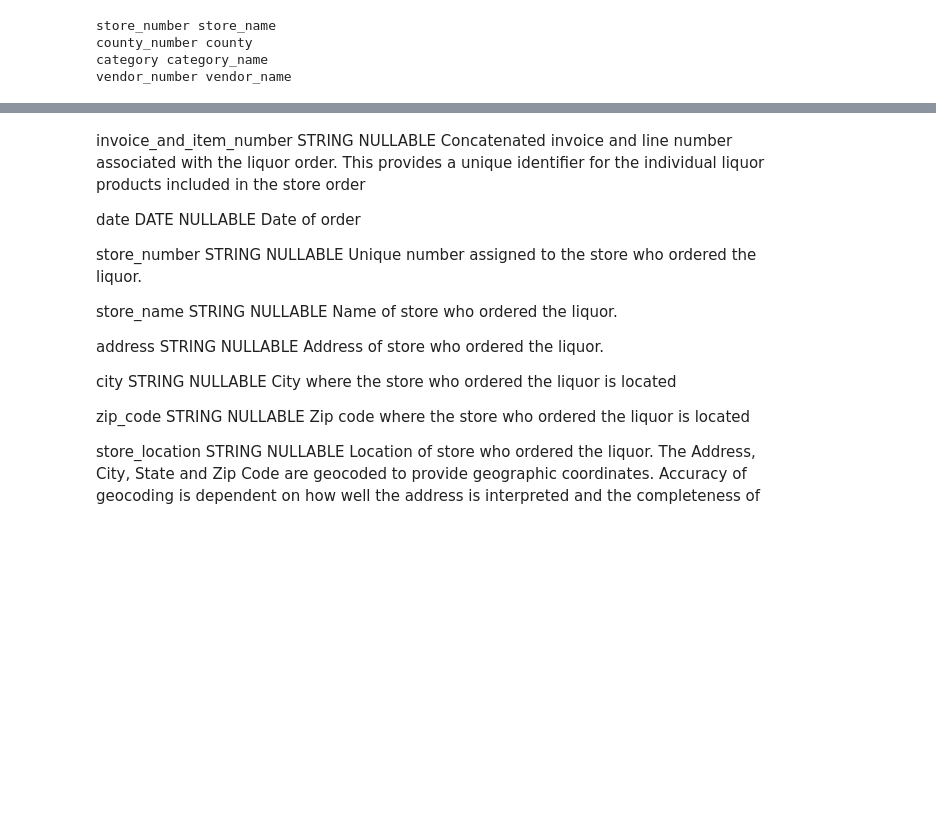
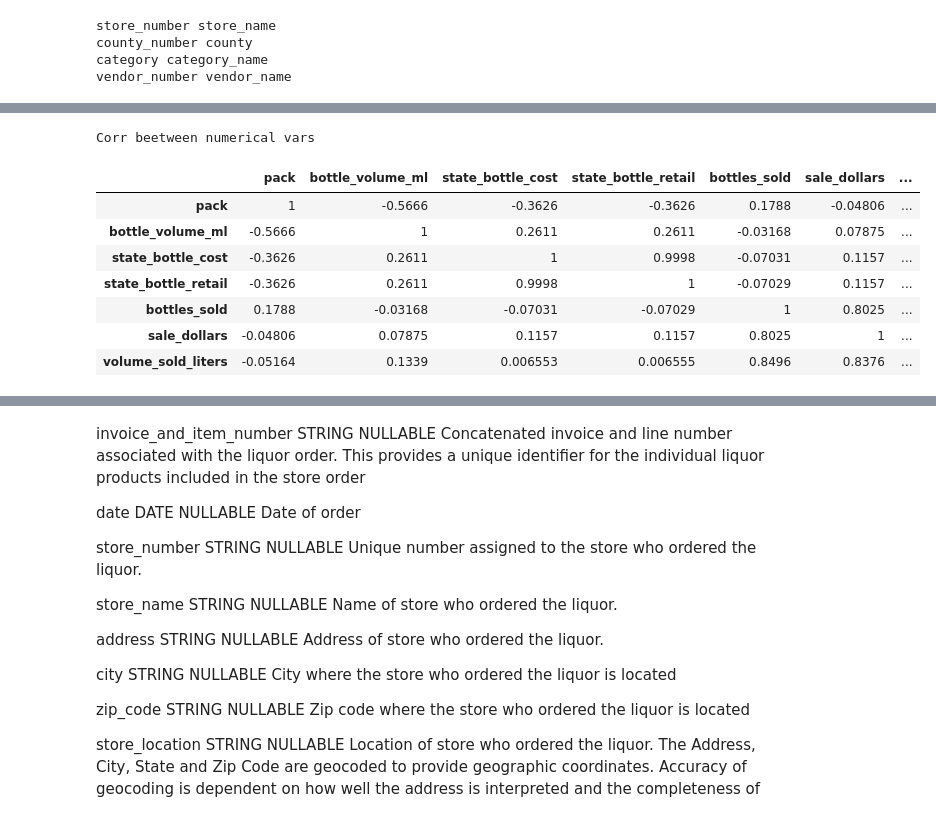
Before and after one commit to krawch1989/iowa_liquor_sales, a Jupyter notebook: main_iowa_liquor.ipynb, the cells around one changed output, grey strips where cells are left out. Saved outputs shown, nothing was run; the diff lists cells and outputs as text; code cells hidden in the pictures; blank space fills up the shorter version.

```diff
--- a/main_iowa_liquor.ipynb
+++ b/main_iowa_liquor.ipynb
@@ -121,2 +150,2 @@ df.head()
 # %%
-df[['pack','bottle_volume_ml','state_bottle_cost','state_bottle_retail','bottles_sold','sale_dollars','volume_sold_liters','volume_sold_gallons']].corr()
+corr = df[['pack','bottle_volume_ml','state_bottle_cost','state_bottle_retail','bottles_sold','sale_dollars','volume_sold_liters','volume_sold_gallons']].corr()
@@ -133,3 +152,33 @@ df[['pack','bottle_volume_ml','state_bottle_cost','state_bottle_retail','bottles
+# %%
+cmap = cmap=sns.diverging_palette(5, 250, as_cmap=True)
+
+def magnify():
+    return [dict(selector="th",
+                 props=[("font-size", "7pt")]),
+            dict(selector="td",
+                 props=[('padding', "0em 0em")]),
+            dict(selector="th:hover",
+                 props=[("font-size", "12pt")]),
+            dict(selector="tr:hover td:hover",
+                 props=[('max-width', '200px'),
+                        ('font-size', '12pt')])
+]
+
+corr.style.background_gradient(cmap, axis=1)\
+    .set_properties(**{'max-width': '80px', 'font-size': '10pt'})\
+    .set_caption("Corr beetween numerical vars")\
+    .set_precision(4)\
+    .set_table_styles(magnify())
+# %% [output]
+Corr beetween numerical vars
+|  | pack | bottle_volume_ml | state_bottle_cost | state_bottle_retail | bottles_sold | sale_dollars | ... |
+| pack | 1 | -0.5666 | -0.3626 | -0.3626 | 0.1788 | -0.04806 | ... |
+| bottle_volume_ml | -0.5666 | 1 | 0.2611 | 0.2611 | -0.03168 | 0.07875 | ... |
+| state_bottle_cost | -0.3626 | 0.2611 | 1 | 0.9998 | -0.07031 | 0.1157 | ... |
+| state_bottle_retail | -0.3626 | 0.2611 | 0.9998 | 1 | -0.07029 | 0.1157 | ... |
+| bottles_sold | 0.1788 | -0.03168 | -0.07031 | -0.07029 | 1 | 0.8025 | ... |
+| sale_dollars | -0.04806 | 0.07875 | 0.1157 | 0.1157 | 0.8025 | 1 | ... |
+| volume_sold_liters | -0.05164 | 0.1339 | 0.006553 | 0.006555 | 0.8496 | 0.8376 | ... |
 # %%
 del df['volume_sold_gallons']
 # %%
```
Also changed, not shown: parts of 10 cells of this notebook.
